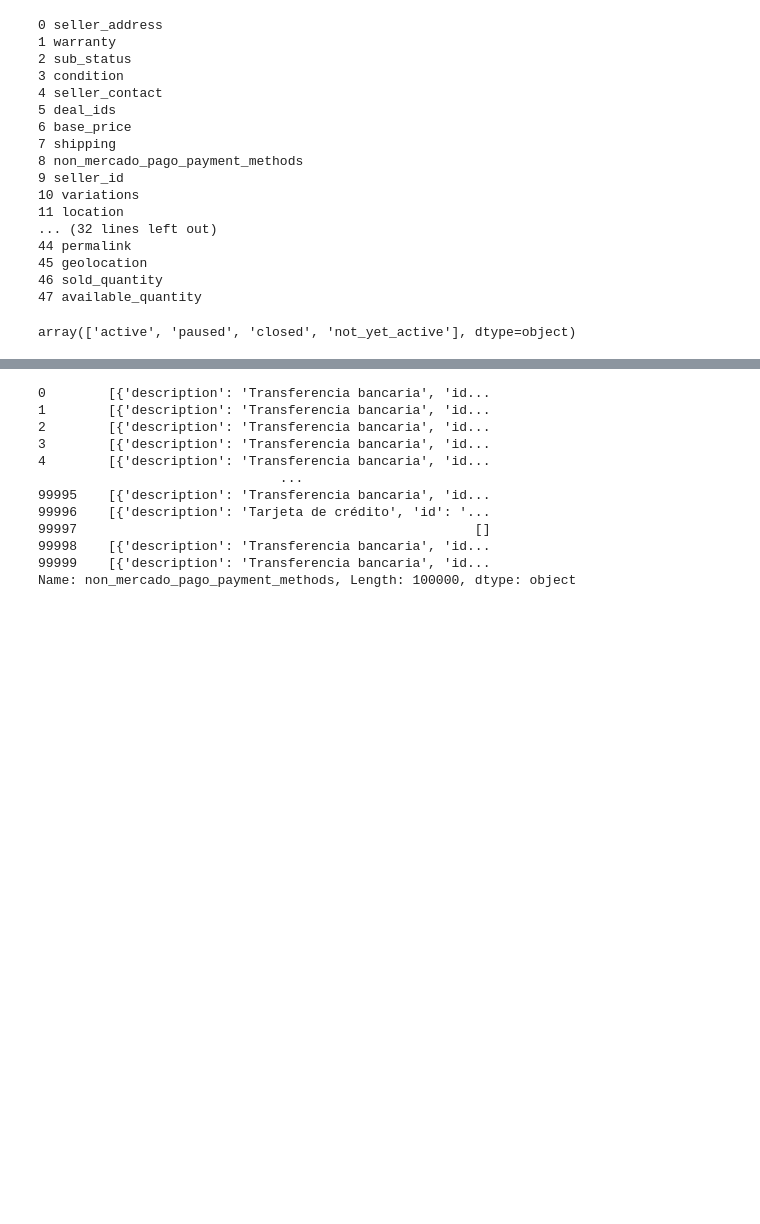
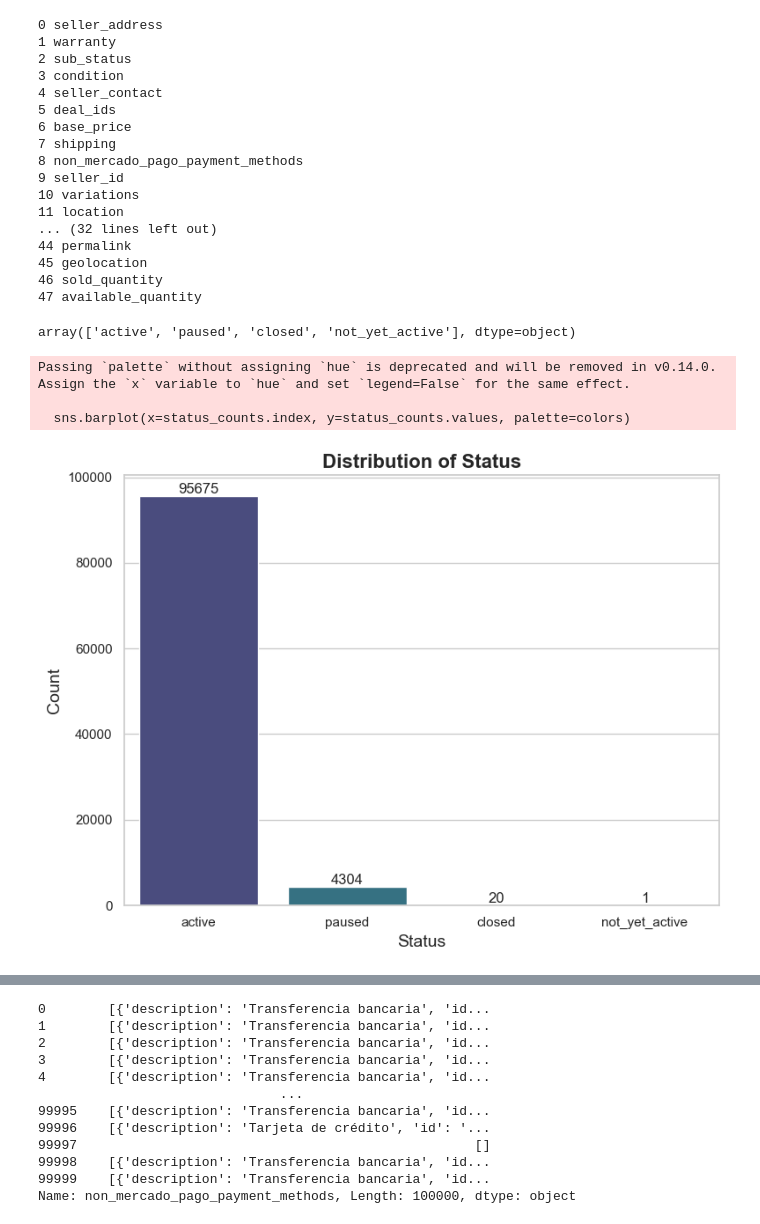
Before and after one commit to jalvergara/model_training, a Jupyter notebook: Notebooks/EDA.ipynb, the cells around one changed output, grey strips where cells are left out. Saved outputs shown, nothing was run; the diff lists cells and outputs as text; code cells hidden in the pictures; blank space fills up the shorter version.

```diff
--- a/Notebooks/EDA.ipynb
+++ b/Notebooks/EDA.ipynb
@@ -135,3 +241,33 @@ for i in index_keys:
 df["status"].unique()
 # %% [output]
 array(['active', 'paused', 'closed', 'not_yet_active'], dtype=object)
+# %%
+status_counts = df['status'].value_counts()
+
+# Create a bar chart
+plt.figure(figsize=(8, 6))
+sns.set(style="whitegrid")  # Set Seaborn style for better aesthetics
+
+# Define a color palette
+colors = sns.color_palette("viridis", len(status_counts))
+
+# Plot the bar chart using Seaborn for enhanced visuals
+sns.barplot(x=status_counts.index, y=status_counts.values, palette=colors)
+
+# Set titles and labels
+plt.title('Distribution of Status', fontsize=16, fontweight='bold')
+plt.xlabel('Status', fontsize=14)
+plt.ylabel('Count', fontsize=14)
+
+# Add count labels on top of each bar
+for index, value in enumerate(status_counts.values):
+    plt.text(index, value + 0.5, str(value), ha='center', va='bottom', fontsize=12)
+
+# Show the plot
+plt.tight_layout()
+plt.show()
+# %% [output]
+Passing `palette` without assigning `hue` is deprecated and will be removed in v0.14.0. Assign the `x` variable to `hue` and set `legend=False` for the same effect.
+
+  sns.barplot(x=status_counts.index, y=status_counts.values, palette=colors)
+[figure, added]
```
Also changed, not shown: parts of 103 cells of this notebook, 2 other files.
